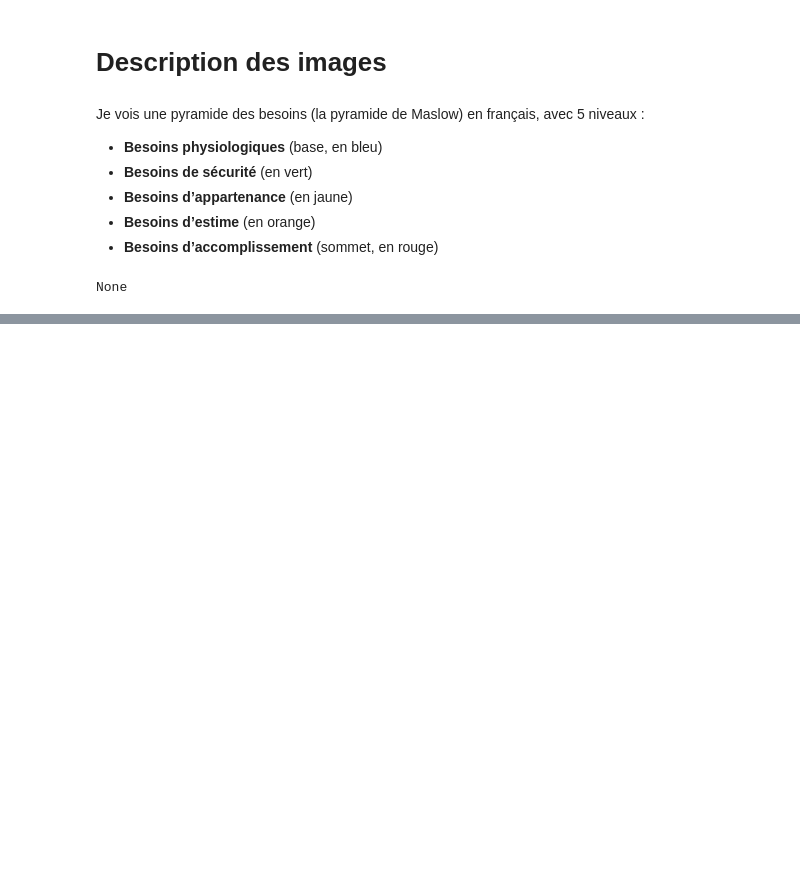
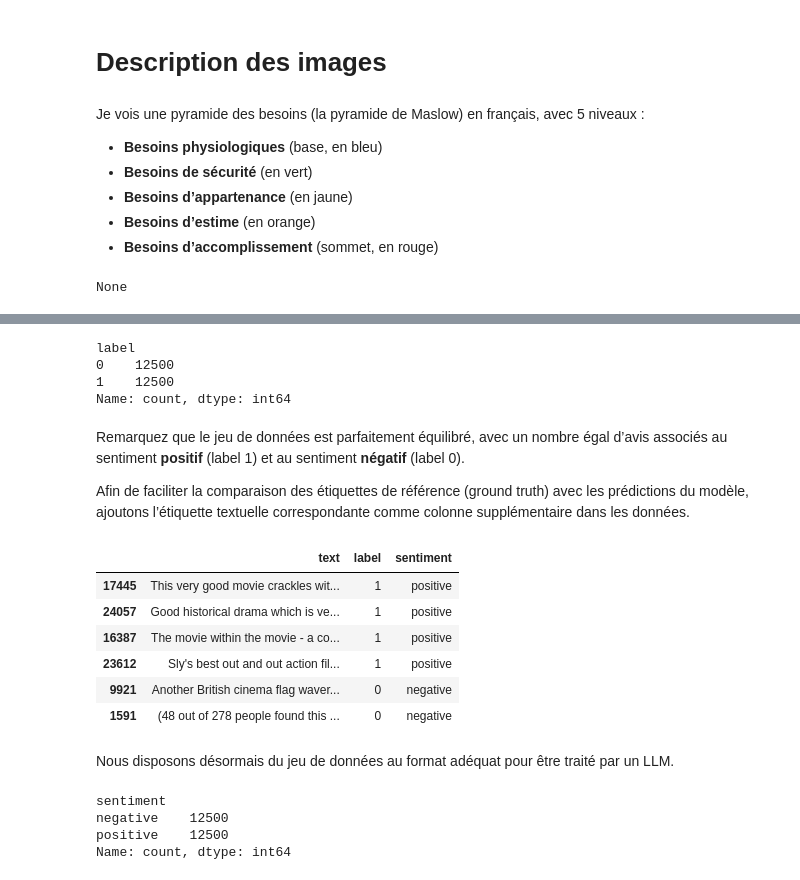
Before and after one commit to IksiBadreddine/SMA_PE, a Jupyter notebook: SMA.ipynb, the cells around one changed output, grey strips where cells are left out. Saved outputs shown, nothing was run; the diff lists cells and outputs as text; code cells hidden in the pictures; blank space fills up the shorter version.

```diff
--- a/SMA.ipynb
+++ b/SMA.ipynb
@@ -350,0 +462,11 @@ None
+# %%
+train_df.label.value_counts()
+# %% [output]
+label
+0    12500
+1    12500
+Name: count, dtype: int64
+# %% [markdown]
+Remarquez que le jeu de données est parfaitement équilibré, avec un nombre égal d’avis associés au sentiment **positif** (label 1) et au sentiment **négatif** (label 0).
+
+Afin de faciliter la comparaison des étiquettes de référence (ground truth) avec les prédictions du modèle, ajoutons l’étiquette textuelle correspondante comme colonne supplémentaire dans les données.
@@ -350,0 +475,19 @@ None
+# %%
+train_df.sample(6)
+# %% [output]
+|  | text | label | sentiment |
+| 17445 | This very good movie crackles wit... | 1 | positive |
+| 24057 | Good historical drama which is ve... | 1 | positive |
+| 16387 | The movie within the movie - a co... | 1 | positive |
+| 23612 | Sly's best out and out action fil... | 1 | positive |
+| 9921 | Another British cinema flag waver... | 0 | negative |
+| 1591 | (48 out of 278 people found this ... | 0 | negative |
+# %% [markdown]
+Nous disposons désormais du jeu de données au format adéquat pour être traité par un LLM.
+# %%
+train_df.sentiment.value_counts()
+# %% [output]
+sentiment
+negative    12500
+positive    12500
+Name: count, dtype: int64
```
Also changed, not shown: parts of 72 cells of this notebook, 2 other files.
